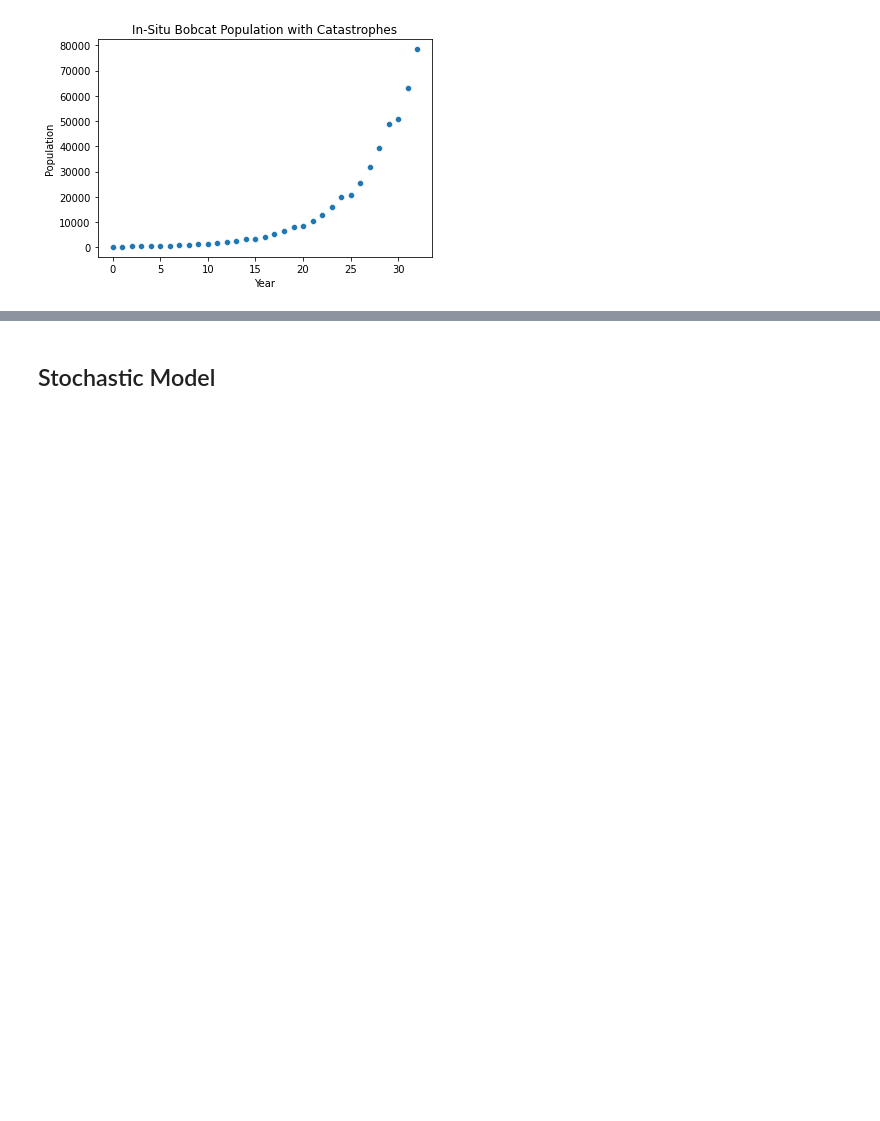
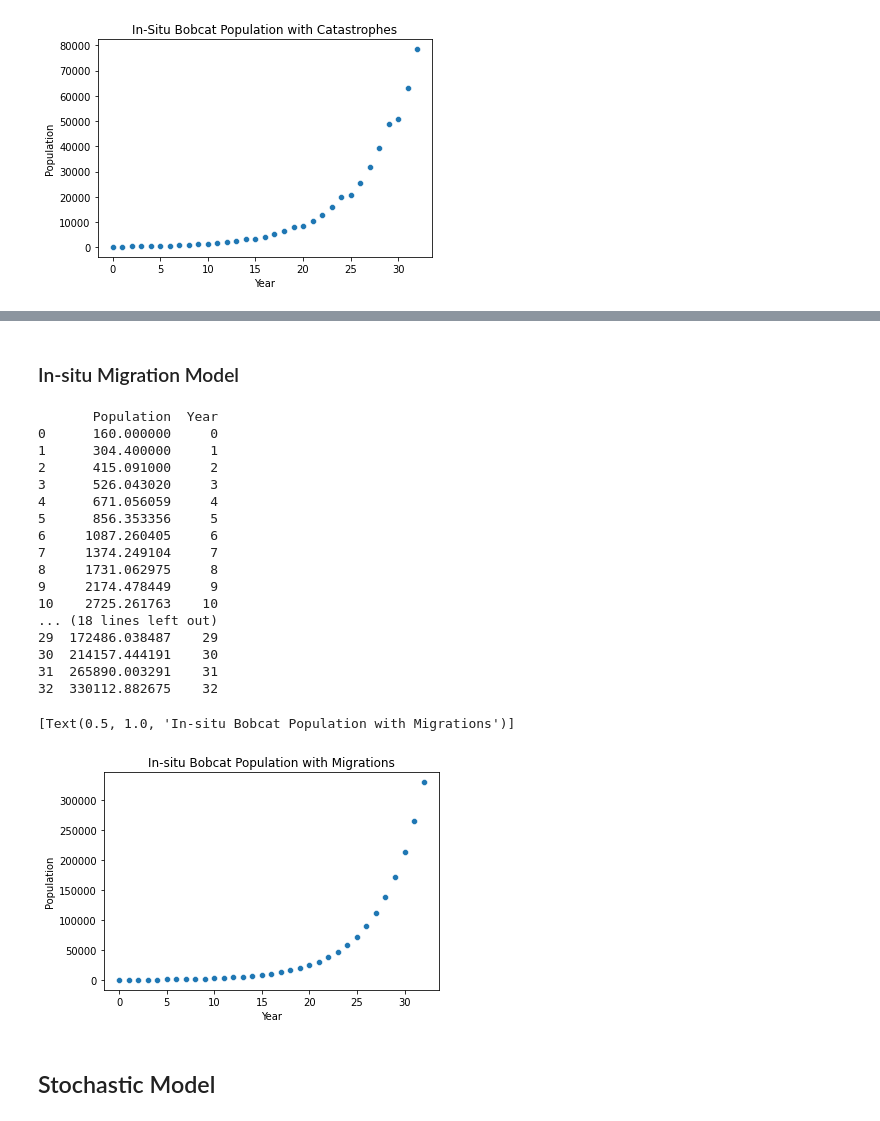
Before and after one commit to AlienVisitor/Math-3MB3, a Jupyter notebook: finalproject.ipynb, the cells around one changed output, grey strips where cells are left out. Cells and saved outputs as stored; diff of their text form; code cells hidden in the pictures; blank space fills up the shorter version.

```diff
--- a/finalproject.ipynb
+++ b/finalproject.ipynb
@@ -201,3 +245,29 @@ sns.scatterplot(data = data_nth_population_extended_in_situ, x = "Year", y = "Po
+# %% [markdown]
+### In-situ Migration Model
+# %%
+data_nth_population_extended_ex_situ = growth_extended_migration(leslie_matrix=leslie_matrix_extended)
+
+sns.scatterplot(data = data_nth_population_extended_ex_situ, x = "Year", y = "Population").set(title = "In-situ Bobcat Population with Migrations")
+# %% [output]
+       Population  Year
+0      160.000000     0
+1      304.400000     1
+2      415.091000     2
+3      526.043020     3
+4      671.056059     4
+5      856.353356     5
+6     1087.260405     6
+7     1374.249104     7
+8     1731.062975     8
+9     2174.478449     9
+10    2725.261763    10
+... (18 lines left out)
+29  172486.038487    29
+30  214157.444191    30
+31  265890.003291    31
+32  330112.882675    32
+[Text(0.5, 1.0, 'In-situ Bobcat Population with Migrations')]
+[figure, added]
 # %% [markdown]
 ## Stochastic Model
 # %%
```
Also changed, not shown: parts of 6 cells of this notebook.
